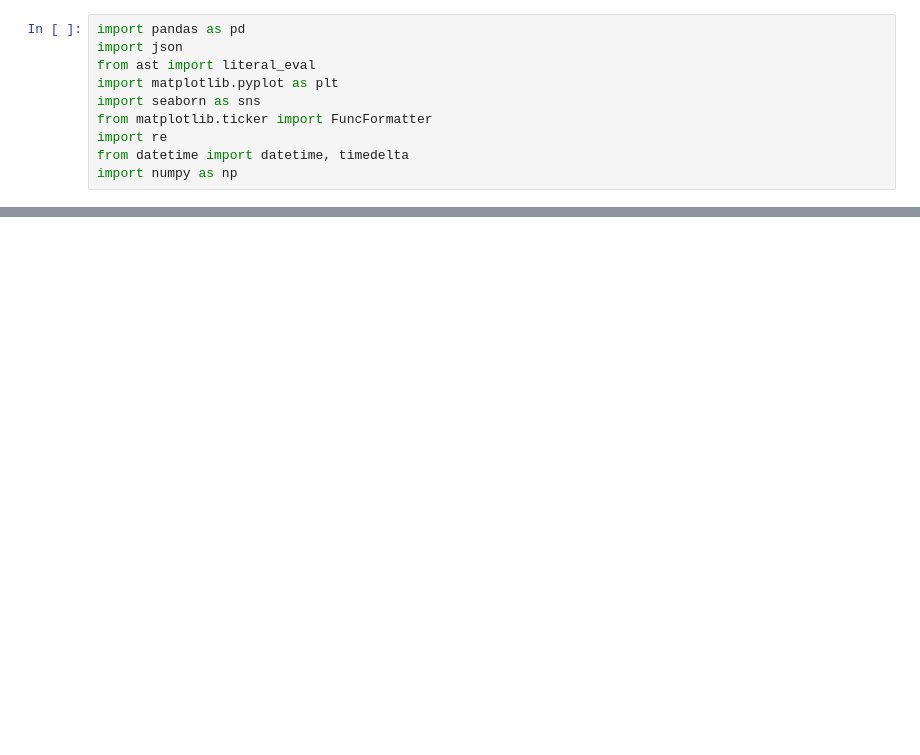
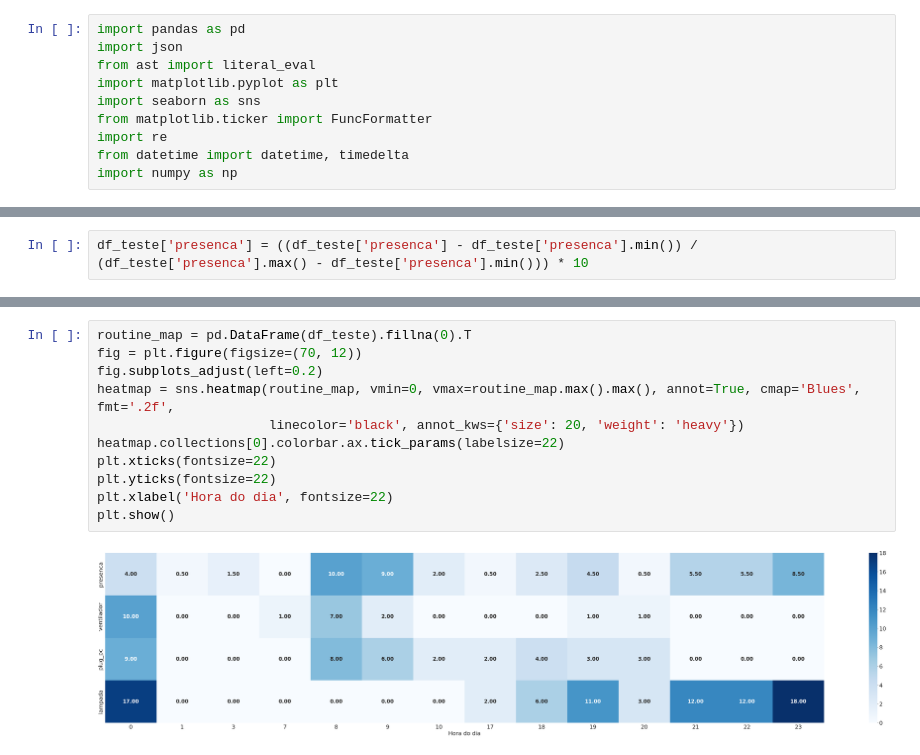
Before and after one commit to hestia-sim/HESTIA-Smart-Home-Simulator, a Jupyter notebook: notebook/validacao.ipynb, the cells around one changed output, grey strips where cells are left out. Saved outputs shown, nothing was run; the diff lists cells and outputs as text; blank space fills up the shorter version.

```diff
--- a/notebook/validacao.ipynb
+++ b/notebook/validacao.ipynb
@@ -153,0 +183,2 @@ lampada: 0
+# %%
+df_teste['presenca'] = ((df_teste['presenca'] - df_teste['presenca'].min()) / (df_teste['presenca'].max() - df_teste['presenca'].min())) * 10
@@ -153,0 +205,13 @@ lampada: 0
+# %%
+routine_map = pd.DataFrame(df_teste).fillna(0).T
+fig = plt.figure(figsize=(70, 12))
+fig.subplots_adjust(left=0.2)
+heatmap = sns.heatmap(routine_map, vmin=0, vmax=routine_map.max().max(), annot=True, cmap='Blues', fmt='.2f',
+                      linecolor='black', annot_kws={'size': 20, 'weight': 'heavy'})
+heatmap.collections[0].colorbar.ax.tick_params(labelsize=22)
+plt.xticks(fontsize=22)
+plt.yticks(fontsize=22)
+plt.xlabel('Hora do dia', fontsize=22)
+plt.show()
+# %% [output]
+[figure, added]
```
Also changed, not shown: parts of 5 cells of this notebook, 2 other files.
